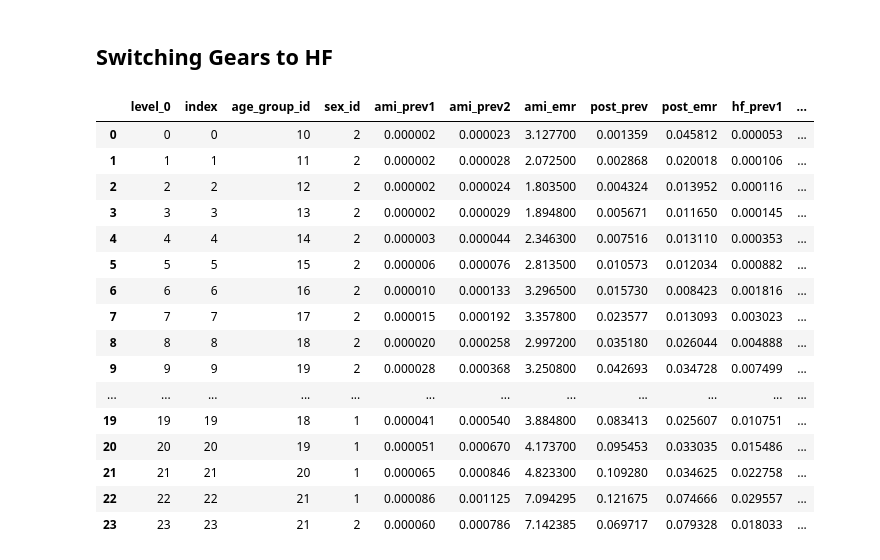
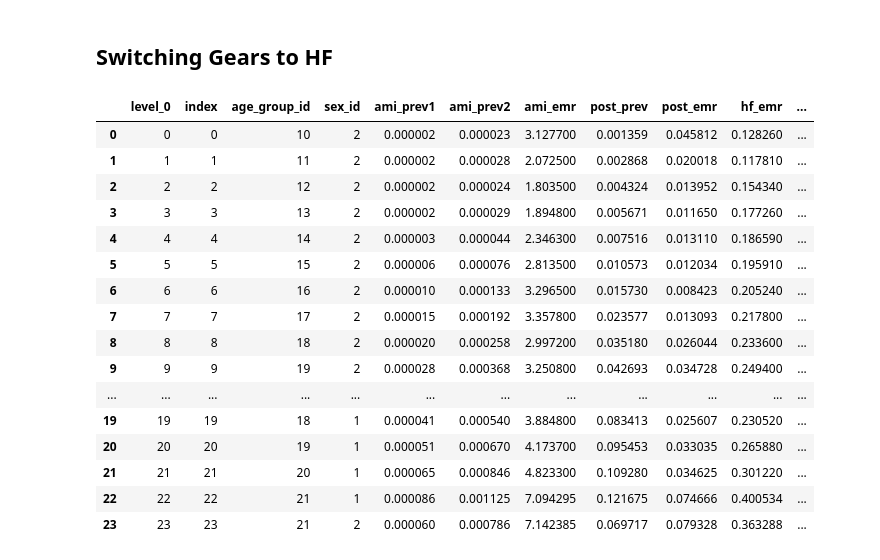
Before and after one commit to ihmeuw/vivarium_research_nih_us_cvd, a Jupyter notebook: HF_CSMR.ipynb, the cells around one changed output. Saved outputs shown, nothing was run; the diff lists cells and outputs as text; code cells hidden in the pictures.

```diff
--- a/HF_CSMR.ipynb
+++ b/HF_CSMR.ipynb
@@ -111,6 +111,22 @@ post_emr = get_draws(
 
 post_emr = post_emr[['age_group_id','sex_id','draw_0']]
 post_emr = post_emr.rename(columns={"draw_0": "post_emr"}).reset_index()
+# %%
+hf_emr = get_draws(
+  gbd_id_type='modelable_entity_id',
+  gbd_id=2412,
+  source='epi',
+  measure_id=9,
+  location_id=523,
+  sex_id=[1, 2],
+  age_group_id=[10,11,12,13,14,15,16,17,18,19,20,21],
+  gbd_round_id=6,
+  year_id=2019,
+  decomp_step='step4',
+  status='best')
+
+hf_emr = hf_emr[['age_group_id','sex_id','draw_0']]
+hf_emr = hf_emr.rename(columns={"draw_0": "hf_emr"}).reset_index()
 # %%
 hf_prev1 = get_draws(
   gbd_id_type='sequela_id',
@@ -184,33 +200,35 @@ data_merged = (ami_prev1.merge(ami_prev2[['age_group_id','sex_id','ami_prev2']],
                .merge(ami_emr[['age_group_id','sex_id','ami_emr']], on=['age_group_id','sex_id'])
                .merge(post_prev[['age_group_id','sex_id','post_prev']], on=['age_group_id','sex_id'])
                .merge(post_emr[['age_group_id','sex_id','post_emr']], on=['age_group_id','sex_id'])
+               .merge(hf_emr[['age_group_id','sex_id','hf_emr']], on=['age_group_id','sex_id'])
                .merge(hf_prev1[['age_group_id','sex_id','hf_prev1']], on=['age_group_id','sex_id'])
                .merge(hf_prev2[['age_group_id','sex_id','hf_prev2']], on=['age_group_id','sex_id'])
                .merge(hf_prev3[['age_group_id','sex_id','hf_prev3']], on=['age_group_id','sex_id'])
                .merge(hf_prev4[['age_group_id','sex_id','hf_prev4']], on=['age_group_id','sex_id'])).reset_index()
 # %%
 data_merged['csmr_ami'] = (data_merged.ami_prev1 + data_merged.ami_prev2) * data_merged.ami_emr
-data_merged['csmr_hf_post'] = (data_merged.post_prev + data_merged.hf_prev1 + data_merged.hf_prev2 + data_merged.hf_prev3 + data_merged.hf_prev4) * data_merged.post_emr
-data_merged['total_csmr'] = data_merged.csmr_ami + data_merged.csmr_hf_post
+data_merged['csmr_hf'] = (data_merged.hf_prev1 + data_merged.hf_prev2 + data_merged.hf_prev3 + data_merged.hf_prev4) * data_merged.hf_emr
+data_merged['csmr_post'] = data_merged.post_prev * data_merged.post_emr
+data_merged['total_csmr'] = data_merged.csmr_ami + data_merged.csmr_post + data_merged.csmr_hf
 data_merged
 # %% [output]
-|  | level_0 | index | age_group_id | sex_id | ami_prev1 | ami_prev2 | ami_emr | post_prev | post_emr | hf_prev1 | ... |
-| 0 | 0 | 0 | 10 | 2 | 0.000002 | 0.000023 | 3.127700 | 0.001359 | 0.045812 | 0.000053 | ... |
-| 1 | 1 | 1 | 11 | 2 | 0.000002 | 0.000028 | 2.072500 | 0.002868 | 0.020018 | 0.000106 | ... |
-| 2 | 2 | 2 | 12 | 2 | 0.000002 | 0.000024 | 1.803500 | 0.004324 | 0.013952 | 0.000116 | ... |
-| 3 | 3 | 3 | 13 | 2 | 0.000002 | 0.000029 | 1.894800 | 0.005671 | 0.011650 | 0.000145 | ... |
-| 4 | 4 | 4 | 14 | 2 | 0.000003 | 0.000044 | 2.346300 | 0.007516 | 0.013110 | 0.000353 | ... |
-| 5 | 5 | 5 | 15 | 2 | 0.000006 | 0.000076 | 2.813500 | 0.010573 | 0.012034 | 0.000882 | ... |
-| 6 | 6 | 6 | 16 | 2 | 0.000010 | 0.000133 | 3.296500 | 0.015730 | 0.008423 | 0.001816 | ... |
-| 7 | 7 | 7 | 17 | 2 | 0.000015 | 0.000192 | 3.357800 | 0.023577 | 0.013093 | 0.003023 | ... |
-| 8 | 8 | 8 | 18 | 2 | 0.000020 | 0.000258 | 2.997200 | 0.035180 | 0.026044 | 0.004888 | ... |
-| 9 | 9 | 9 | 19 | 2 | 0.000028 | 0.000368 | 3.250800 | 0.042693 | 0.034728 | 0.007499 | ... |
+|  | level_0 | index | age_group_id | sex_id | ami_prev1 | ami_prev2 | ami_emr | post_prev | post_emr | hf_emr | ... |
+| 0 | 0 | 0 | 10 | 2 | 0.000002 | 0.000023 | 3.127700 | 0.001359 | 0.045812 | 0.128260 | ... |
+| 1 | 1 | 1 | 11 | 2 | 0.000002 | 0.000028 | 2.072500 | 0.002868 | 0.020018 | 0.117810 | ... |
+| 2 | 2 | 2 | 12 | 2 | 0.000002 | 0.000024 | 1.803500 | 0.004324 | 0.013952 | 0.154340 | ... |
+| 3 | 3 | 3 | 13 | 2 | 0.000002 | 0.000029 | 1.894800 | 0.005671 | 0.011650 | 0.177260 | ... |
+| 4 | 4 | 4 | 14 | 2 | 0.000003 | 0.000044 | 2.346300 | 0.007516 | 0.013110 | 0.186590 | ... |
+| 5 | 5 | 5 | 15 | 2 | 0.000006 | 0.000076 | 2.813500 | 0.010573 | 0.012034 | 0.195910 | ... |
+| 6 | 6 | 6 | 16 | 2 | 0.000010 | 0.000133 | 3.296500 | 0.015730 | 0.008423 | 0.205240 | ... |
+| 7 | 7 | 7 | 17 | 2 | 0.000015 | 0.000192 | 3.357800 | 0.023577 | 0.013093 | 0.217800 | ... |
+| 8 | 8 | 8 | 18 | 2 | 0.000020 | 0.000258 | 2.997200 | 0.035180 | 0.026044 | 0.233600 | ... |
+| 9 | 9 | 9 | 19 | 2 | 0.000028 | 0.000368 | 3.250800 | 0.042693 | 0.034728 | 0.249400 | ... |
 | ... | ... | ... | ... | ... | ... | ... | ... | ... | ... | ... | ... |
-| 19 | 19 | 19 | 18 | 1 | 0.000041 | 0.000540 | 3.884800 | 0.083413 | 0.025607 | 0.010751 | ... |
-| 20 | 20 | 20 | 19 | 1 | 0.000051 | 0.000670 | 4.173700 | 0.095453 | 0.033035 | 0.015486 | ... |
-| 21 | 21 | 21 | 20 | 1 | 0.000065 | 0.000846 | 4.823300 | 0.109280 | 0.034625 | 0.022758 | ... |
-| 22 | 22 | 22 | 21 | 1 | 0.000086 | 0.001125 | 7.094295 | 0.121675 | 0.074666 | 0.029557 | ... |
-| 23 | 23 | 23 | 21 | 2 | 0.000060 | 0.000786 | 7.142385 | 0.069717 | 0.079328 | 0.018033 | ... |
+| 19 | 19 | 19 | 18 | 1 | 0.000041 | 0.000540 | 3.884800 | 0.083413 | 0.025607 | 0.230520 | ... |
+| 20 | 20 | 20 | 19 | 1 | 0.000051 | 0.000670 | 4.173700 | 0.095453 | 0.033035 | 0.265880 | ... |
+| 21 | 21 | 21 | 20 | 1 | 0.000065 | 0.000846 | 4.823300 | 0.109280 | 0.034625 | 0.301220 | ... |
+| 22 | 22 | 22 | 21 | 1 | 0.000086 | 0.001125 | 7.094295 | 0.121675 | 0.074666 | 0.400534 | ... |
+| 23 | 23 | 23 | 21 | 2 | 0.000060 | 0.000786 | 7.142385 | 0.069717 | 0.079328 | 0.363288 | ... |
 # %%
 ihd_death = get_draws(
   gbd_id_type='cause_id',
```
Also changed, not shown: parts of 2 cells of this notebook.
